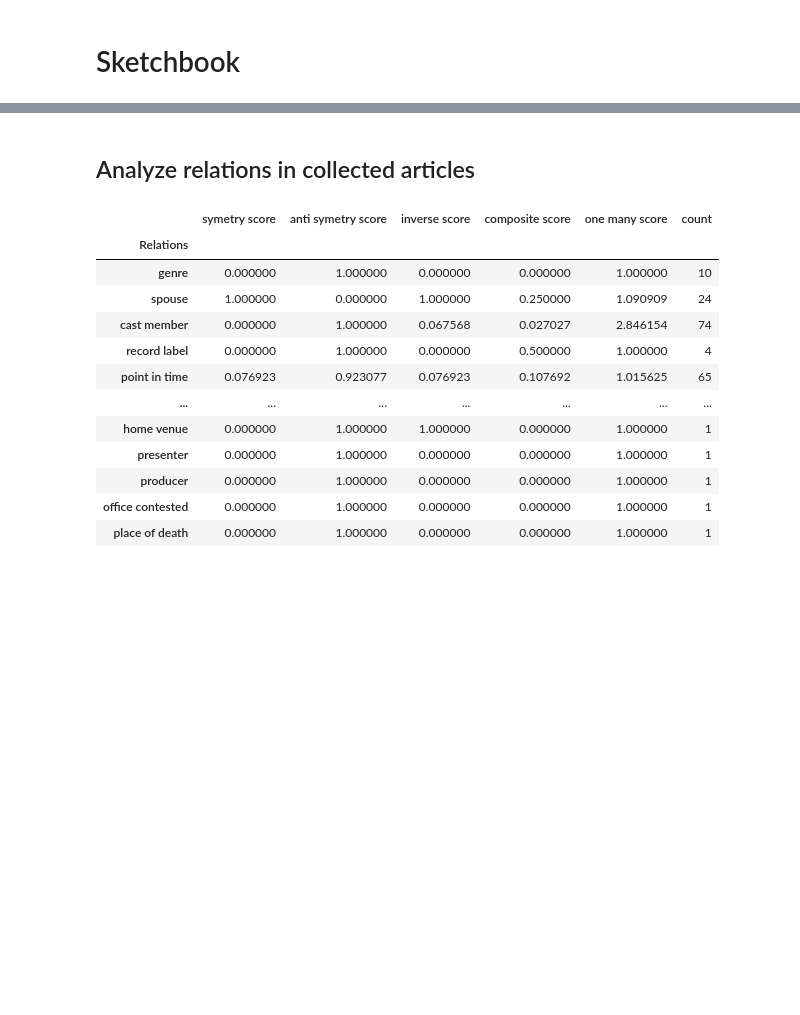
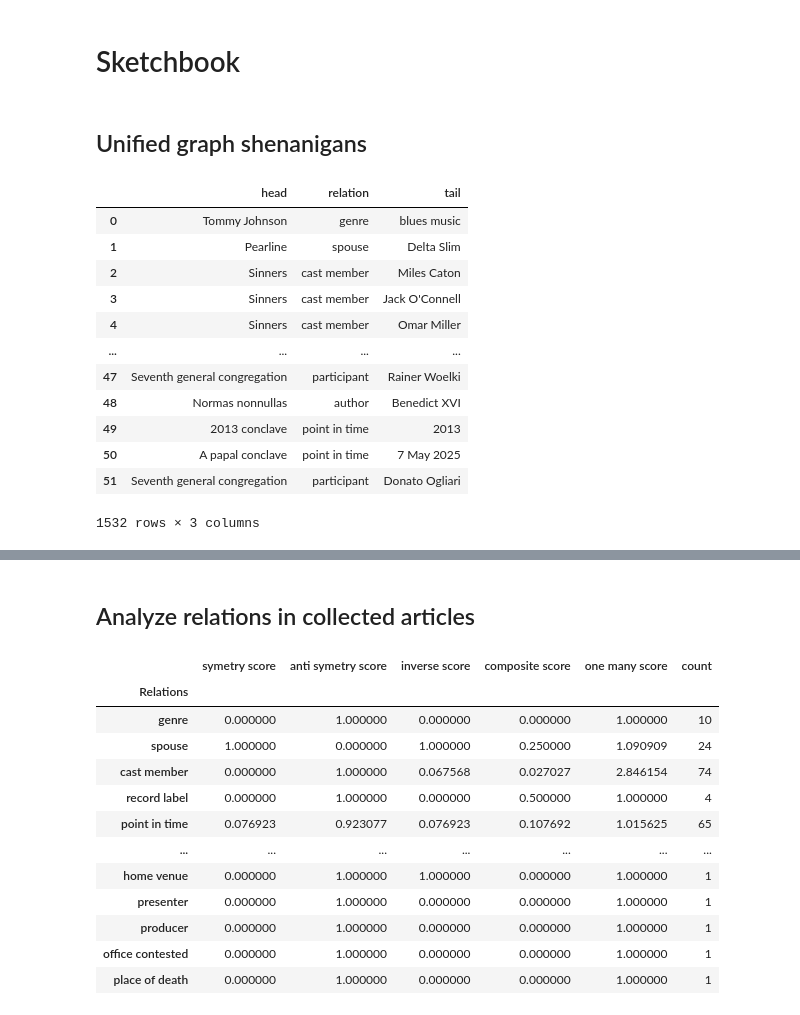
Before and after one commit to RK22000/REBEL-Graph-RAG, a Jupyter notebook: notebook.ipynb, the cells around one changed output, grey strips where cells are left out. Cells and saved outputs as stored; diff of their text form; code cells hidden in the pictures; blank space fills up the shorter version.

```diff
--- a/notebook.ipynb
+++ b/notebook.ipynb
@@ -1,2 +1,4 @@
 # %% [markdown]
 # Sketchbook
+# %% [markdown]
+## Unified graph shenanigans
@@ -2,0 +80,16 @@
+# %%
+unified_graph
+# %% [output]
+|  | head | relation | tail |
+| 0 | Tommy Johnson | genre | blues music |
+| 1 | Pearline | spouse | Delta Slim |
+| 2 | Sinners | cast member | Miles Caton |
+| 3 | Sinners | cast member | Jack O'Connell |
+| 4 | Sinners | cast member | Omar Miller |
+| ... | ... | ... | ... |
+| 47 | Seventh general congregation | participant | Rainer Woelki |
+| 48 | Normas nonnullas | author | Benedict XVI |
+| 49 | 2013 conclave | point in time | 2013 |
+| 50 | A papal conclave | point in time | 7 May 2025 |
+| 51 | Seventh general congregation | participant | Donato Ogliari |
+1532 rows × 3 columns
```
Also changed, not shown: parts of 28 cells of this notebook, 1 other file.
